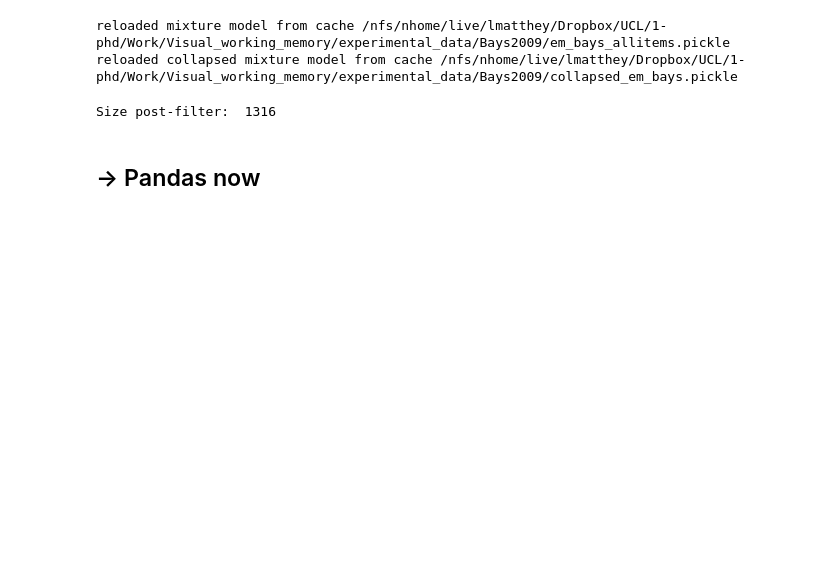
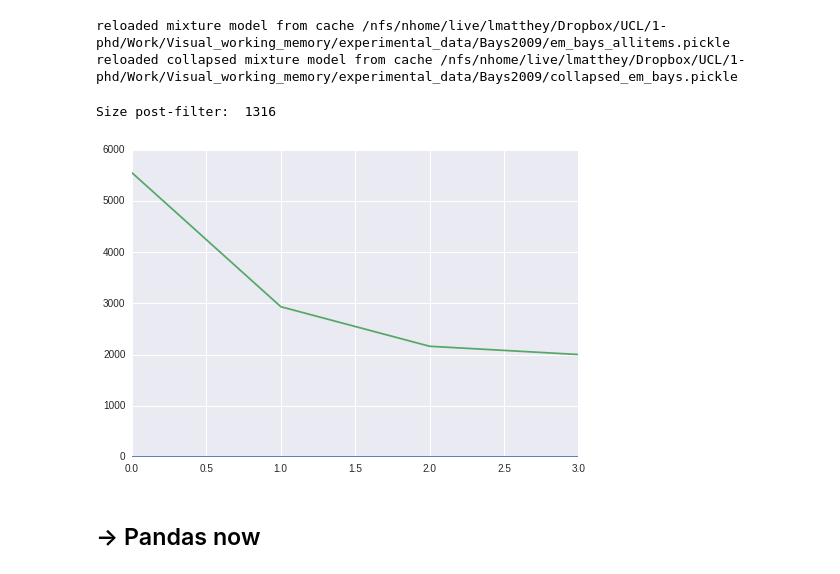
Before and after one commit to Azhag/Bayesian-visual-working-memory, a Jupyter notebook: Experiments/fitexperiment_allt_new_10_2015/notebook_LLlapse_random_fitexperimentallt_sigmaxMratiolapserate_131015.ipynb, the cells around one changed output. Drawn from its saved outputs; the diff is of its cells as text; code cells hidden in the pictures; blank space fills up the shorter version.

```diff
--- a/Experiments/fitexperiment_allt_new_10_2015/notebook_LLlapse_random_fitexperimentallt_sigmaxMratiolapserate_131015.ipynb
+++ b/Experiments/fitexperiment_allt_new_10_2015/notebook_LLlapse_random_fitexperimentallt_sigmaxMratiolapserate_131015.ipynb
@@ -164,3 +182,7 @@ result_dist_bic = np.nansum(result_bic_avg, axis=-1)
+# %%
+plt.plot(np.arange(4), result_ll_sum_renormeach.min(axis=0), np.arange(4), result_ll_sum_renormeach.max(axis=0));
+# %% [output]
+[figure, added]
 # %% [markdown]
 ## -> Pandas now
 # %%
```
Also changed, not shown: parts of 15 cells of this notebook, 1 other file.
